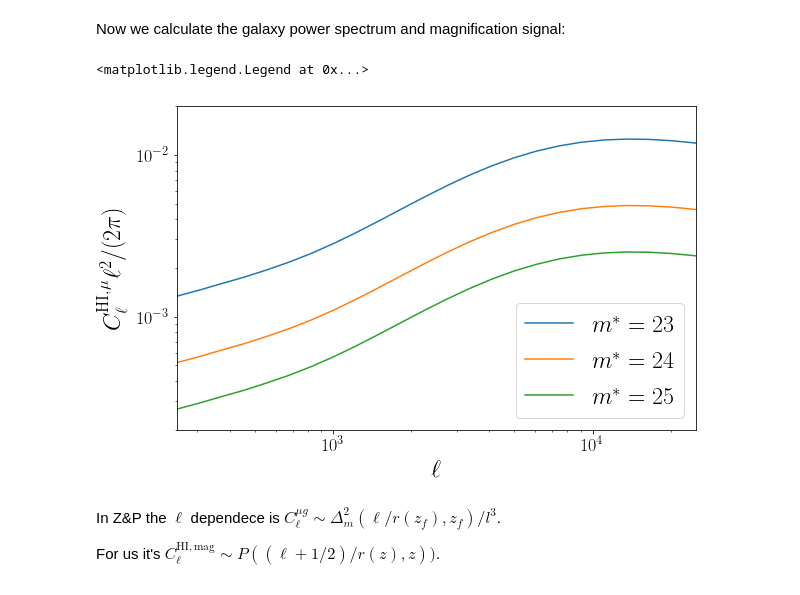
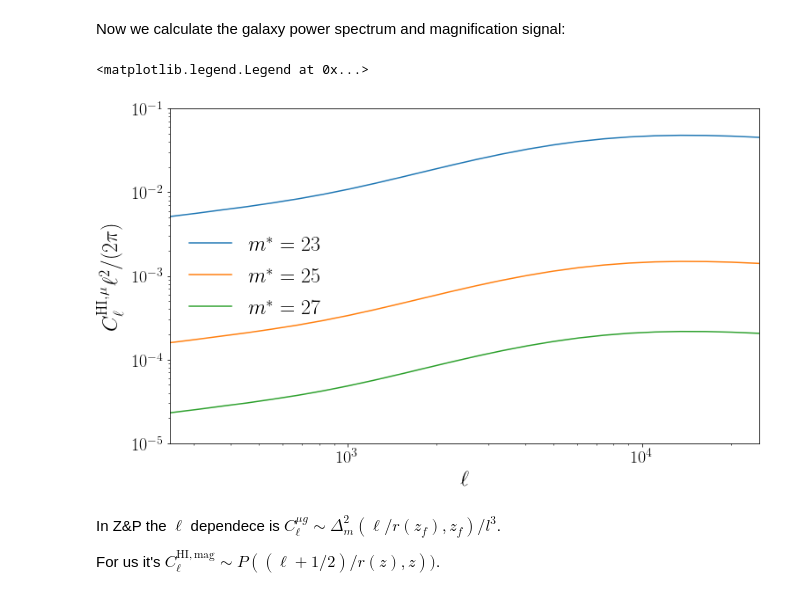
Before and after one commit to amadeuswi/MagBias, a Jupyter notebook: S2N.ipynb, the cells around one changed output. Drawn from its saved outputs; the diff is of its cells as text; code cells hidden in the pictures.

```diff
--- a/S2N.ipynb
+++ b/S2N.ipynb
@@ -151,15 +173,0 @@ Let's quickly check the interpolation for sg:
-# %%
-ztab = np.linspace(0.1, 3.9, 200);
-rmaxxx = 23.
-
-stab = sg(ztab, MAXMAG=rmaxxx)
-stab_2 = sg_interp(ztab, MAXMAG=rmaxxx)
-
-
-
-fig = P.figure(); ax = fig.add_subplot(111);
-ax.plot(ztab, stab, c = 'black')
-ax.plot(ztab, stab_2, c = 'red', ls = ':')
-ax.set_ylim((-2,20))
-
-print stab.argmax(), ztab[stab.argmax()]
@@ -171,33 +175,33 @@ Using non default rmax = 23.0 for experiment
 Now we calculate the galaxy power spectrum and magnification signal:
 # %%
 #Calculate the HI X mag power spectrum Cls:
-rmaxtab = [23, 24, 25]
-Cl_Hxm_tab_LSST_INTERPOL = [Cl_HIxmag_CAMB(ltab, zf, dzf, zb, dzb, S_G = "LSST_INTERPOL", MAXMAG = rrr)
+rmaxtab = [23, 25, 27]
+Cl_Hxm_tab = [Cl_HIxmag_CAMB(ltab, zf, dzf, zb, dzb, MAXMAG = rrr)
                             for rrr in rmaxtab]
 # %%
 #plot it:
-fig = P.figure(); ax = fig.add_subplot(111);
+fig = P.figure(figsize = (12,7)); ax = fig.add_subplot(111);
 
 for ri in range(len(rmaxtab)):
     rma = rmaxtab[ri]
-    Clll = Cl_Hxm_tab_LSST_INTERPOL[ri]
+    Clll = Cl_Hxm_tab[ri]
     ax.loglog(ltab, Clll*ltab**2 / 2 / pi, label = "$m^*={}$".format(rma))
 
 
 ax.set_xlabel("$\ell$")
 ax.set_ylabel("$C_\ell^\mathrm{HI, \mu} \ell^2/(2\pi)$")
 
 ax.set_xlim((250,25000))
-ax.set_ylim((2e-4, 2e-2))
+ax.set_ylim((1e-5, 1e-1))
 # ax.set_ylim((1e-6, 6e-1))
 # ax.legend()
-P.tight_layout()
+# P.tight_layout()
 
-P.legend()
+P.legend(frameon = False)
 # P.savefig(plotdir + "HIxmag_Cls.pdf")
 # %% [output]
 <matplotlib.legend.Legend at 0x...>
-[figure, old version]
+[figure, new version]
 # %% [markdown]
 
 
```
Also changed, not shown: parts of 40 cells of this notebook, 16 other files.
